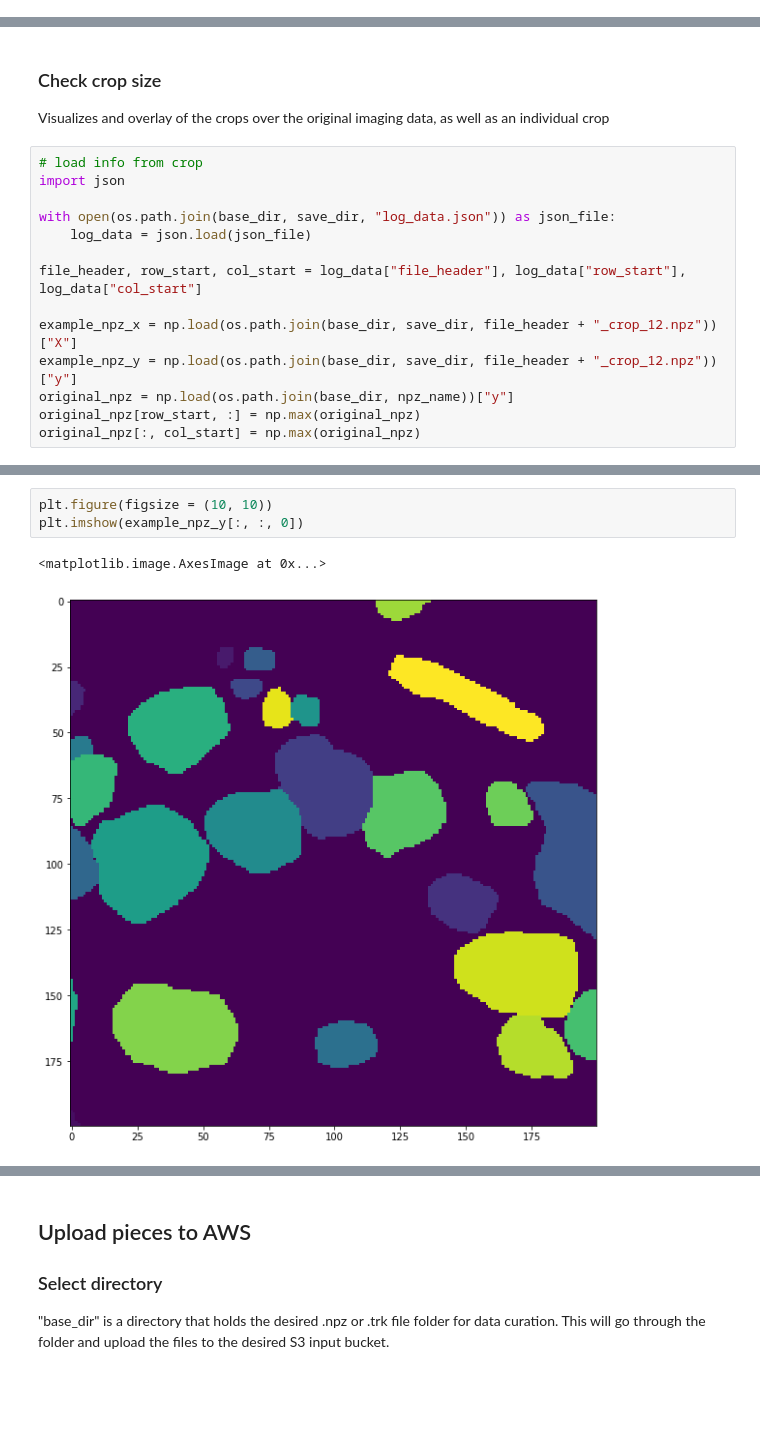
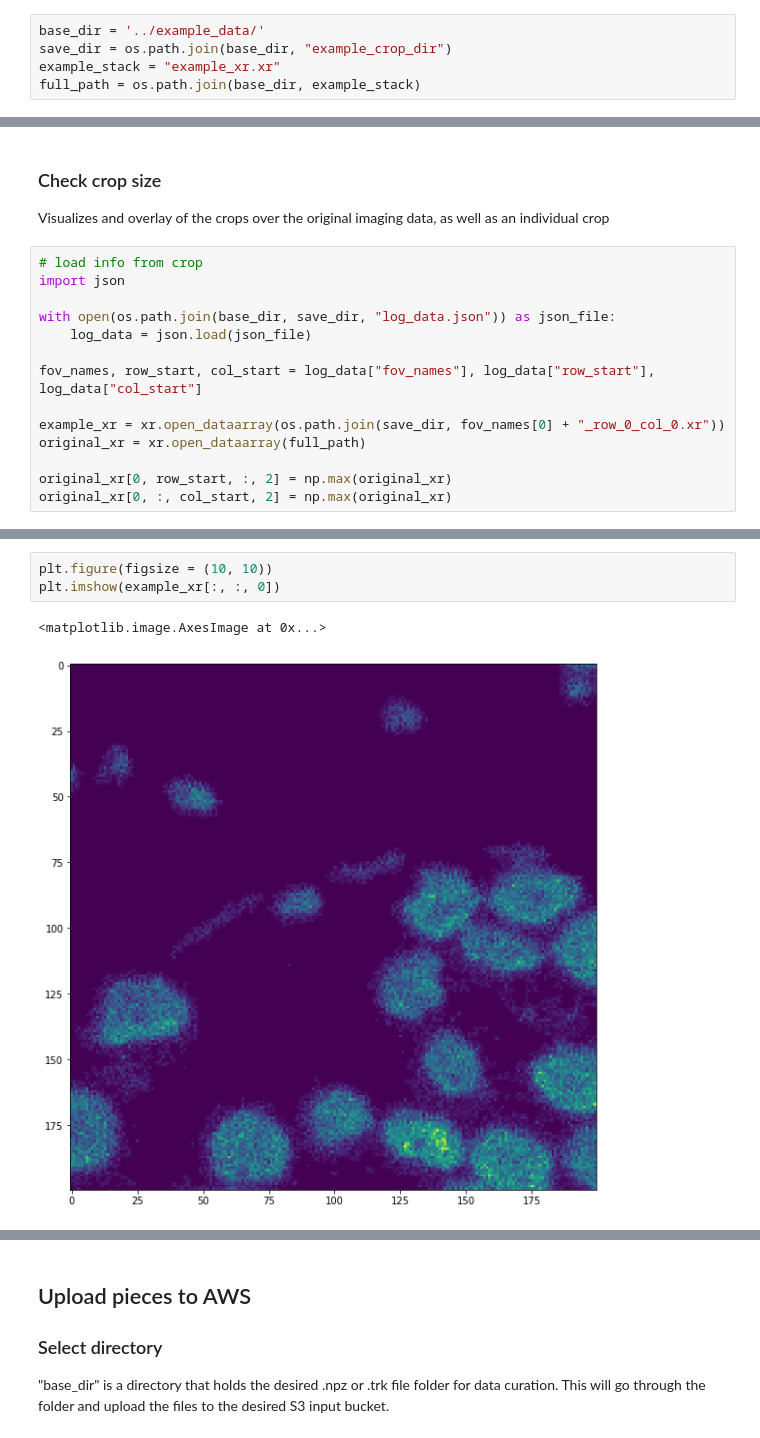
Before and after one commit to vanvalenlab/caliban-toolbox, a Jupyter notebook: notebooks/Caliban_Figure8_Upload_2D.ipynb, the cells around one changed output, grey strips where cells are left out. Cells and saved outputs as stored; diff of their text form; blank space fills up the shorter version.

```diff
--- a/notebooks/Caliban_Figure8_Upload_2D.ipynb
+++ b/notebooks/Caliban_Figure8_Upload_2D.ipynb
@@ -44,3 +41,8 @@ npz_name = "example_npz.npz"
+# %%
+base_dir = '../example_data/'
+save_dir = os.path.join(base_dir, "example_crop_dir")
+example_stack = "example_xr.xr"
+full_path = os.path.join(base_dir, example_stack)
 # %% [markdown]
 ### Crop npz into smaller x and y pieces
 Takes an npz file and splits it into many smaller overlapping npzs, each of which can be submitted a separate Figure8 job
@@ -57,12 +62,12 @@ import json
 with open(os.path.join(base_dir, save_dir, "log_data.json")) as json_file:
     log_data = json.load(json_file)
 
-file_header, row_start, col_start = log_data["file_header"], log_data["row_start"], log_data["col_start"]
+fov_names, row_start, col_start = log_data["fov_names"], log_data["row_start"], log_data["col_start"]
 
-example_npz_x = np.load(os.path.join(base_dir, save_dir, file_header + "_crop_12.npz"))["X"]
-example_npz_y = np.load(os.path.join(base_dir, save_dir, file_header + "_crop_12.npz"))["y"]
-original_npz = np.load(os.path.join(base_dir, npz_name))["y"]
-original_npz[row_start, :] = np.max(original_npz)
-original_npz[:, col_start] = np.max(original_npz)
+example_xr = xr.open_dataarray(os.path.join(save_dir, fov_names[0] + "_row_0_col_0.xr"))
+original_xr = xr.open_dataarray(full_path)
+
+original_xr[0, row_start, :, 2] = np.max(original_xr)
+original_xr[0, :, col_start, 2] = np.max(original_xr)
 # %%
 plt.figure(figsize = (10, 10))
@@ -73,8 +78,8 @@ plt.imshow(example_npz_x[:, :, 1])
 # %%
 plt.figure(figsize = (10, 10))
-plt.imshow(example_npz_y[:, :, 0])
+plt.imshow(example_xr[:, :, 0])
 # %% [output]
 <matplotlib.image.AxesImage at 0x...>
-[figure, old version]
+[figure, new version]
 # %%
 plt.figure(figsize = (10, 10))
```
Also changed, not shown: parts of 5 cells of this notebook, 51 other files.
